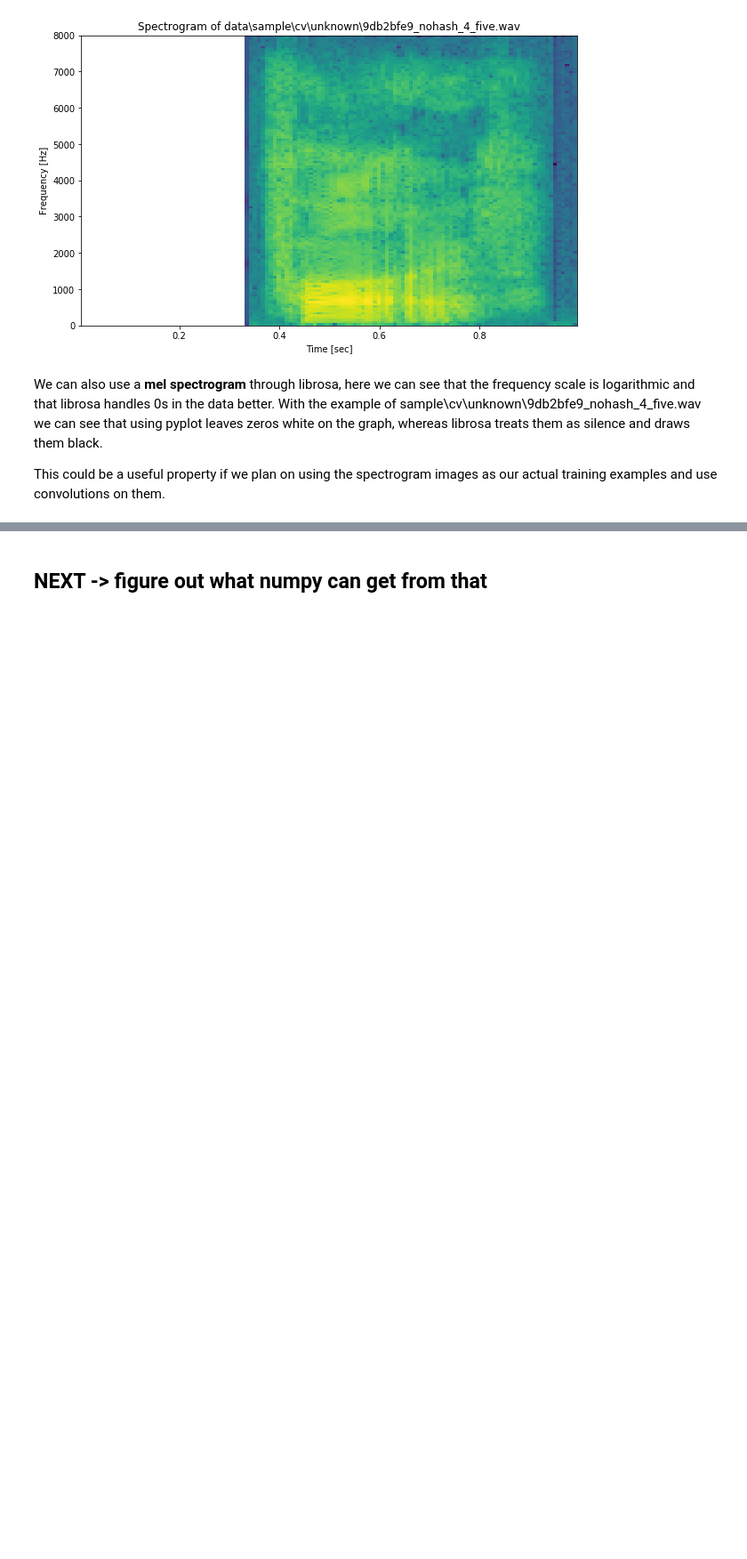
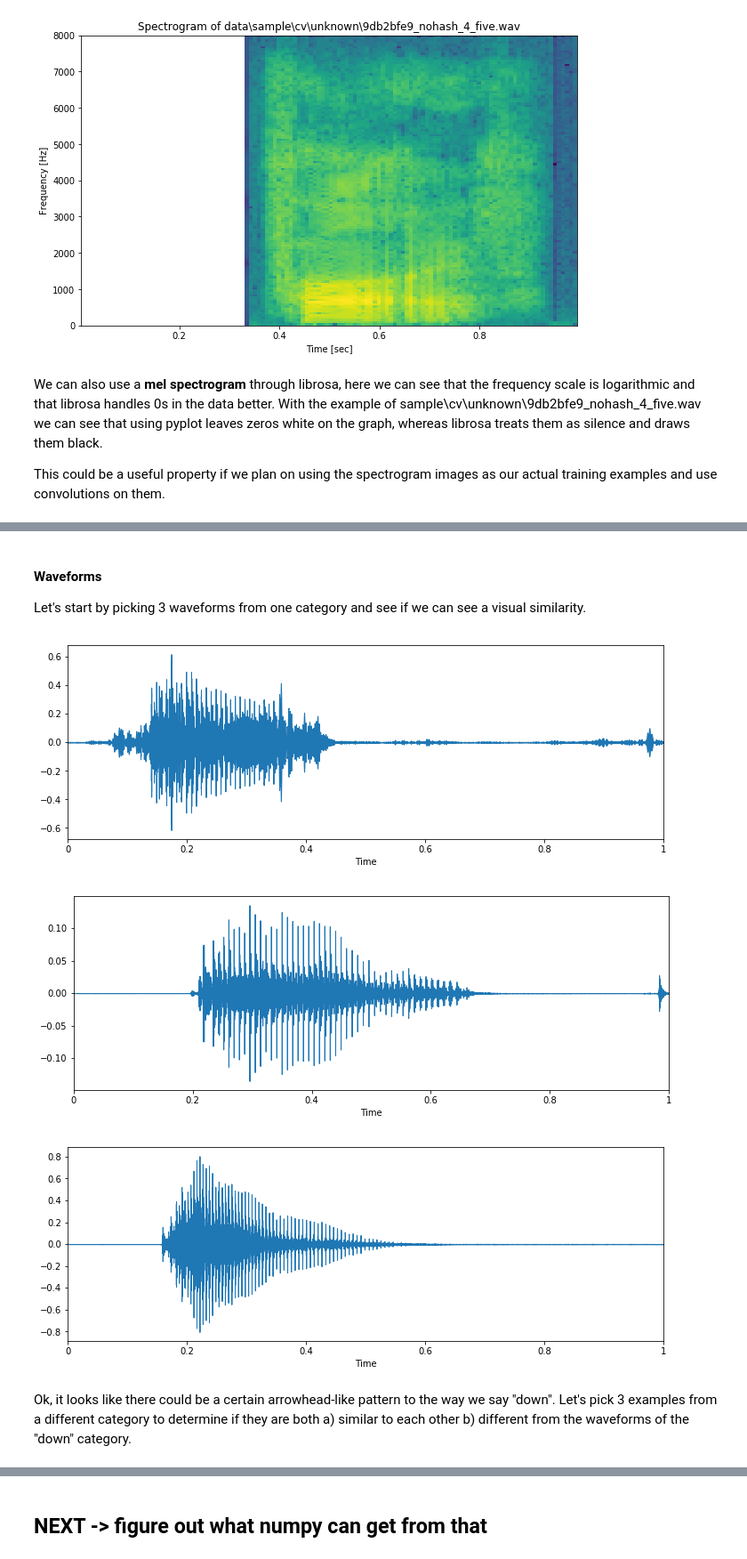
Before and after one commit to mateuszjurewicz/tensorflow_speech_recognition, a Jupyter notebook: 1. Visualize and preprocess.ipynb, the cells around one changed output, grey strips where cells are left out. Shown at 89% size. Drawn from its saved outputs; the diff is of its cells as text; code cells hidden in the pictures; blank space fills up the shorter version.

```diff
--- a/1. Visualize and preprocess.ipynb
+++ b/1. Visualize and preprocess.ipynb
@@ -124,0 +147,20 @@ librosa_mel_spectrogram(path_to_a_wav)
+# %% [markdown]
+#### Waveforms
+Let's start by picking 3 waveforms from one category and see if we can see a visual similarity.
+# %%
+# set up paths to sample files
+path_to_down_1 = os.path.join(path_to_sample, "cv\\down\\471a0925_nohash_3.wav")
+path_to_down_2 = os.path.join(path_to_sample, "cv\\down\\1942abd7_nohash_0.wav")
+path_to_down_3 = os.path.join(path_to_sample, "cv\\down\\db43cd03_nohash_0.wav")
+# %%
+# graph waveforms
+graph_waveform(path_to_down_1)
+graph_waveform(path_to_down_2)
+graph_waveform(path_to_down_3)
+# %% [output]
+[figure, added]
+[figure, added]
+[figure, added]
+# %% [markdown]
+Ok, it looks like there could be a certain arrowhead-like pattern to the way we say "down".
+Let's pick 3 examples from a different category to determine if they are both a) similar to each other b) different from the waveforms of the "down" category.
```
Also changed, not shown: parts of 26 cells of this notebook, 1 other file.
